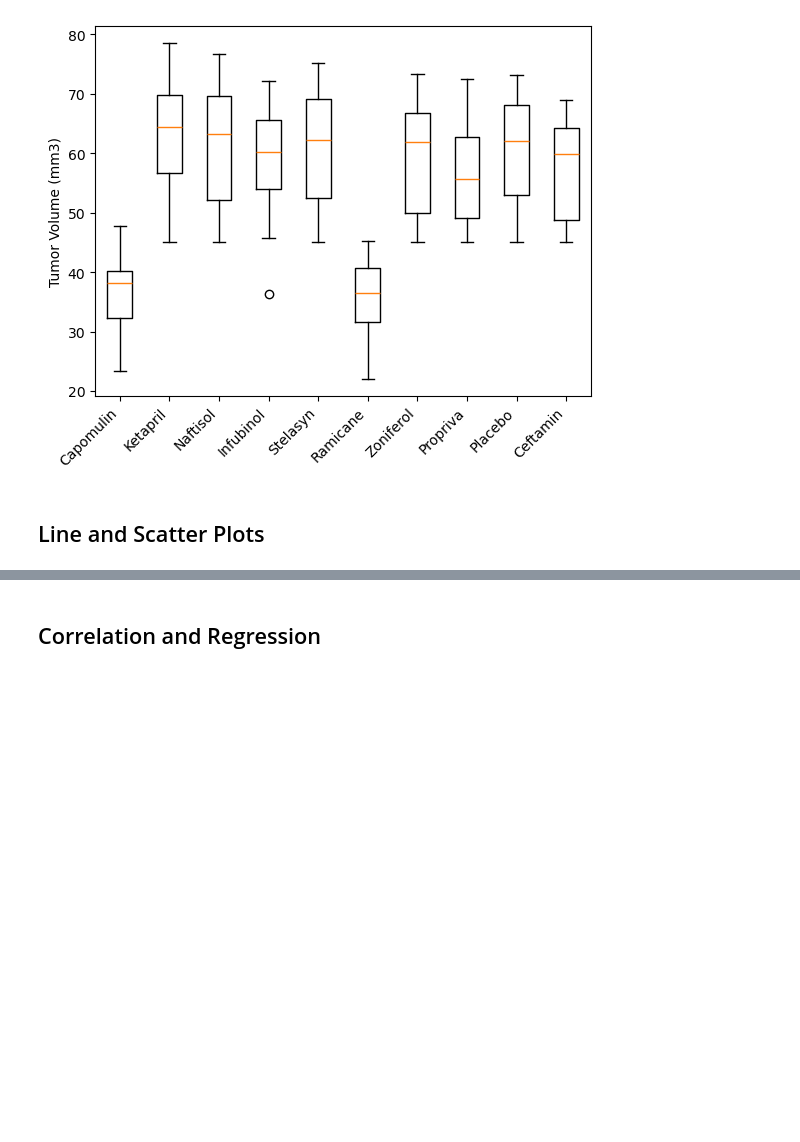
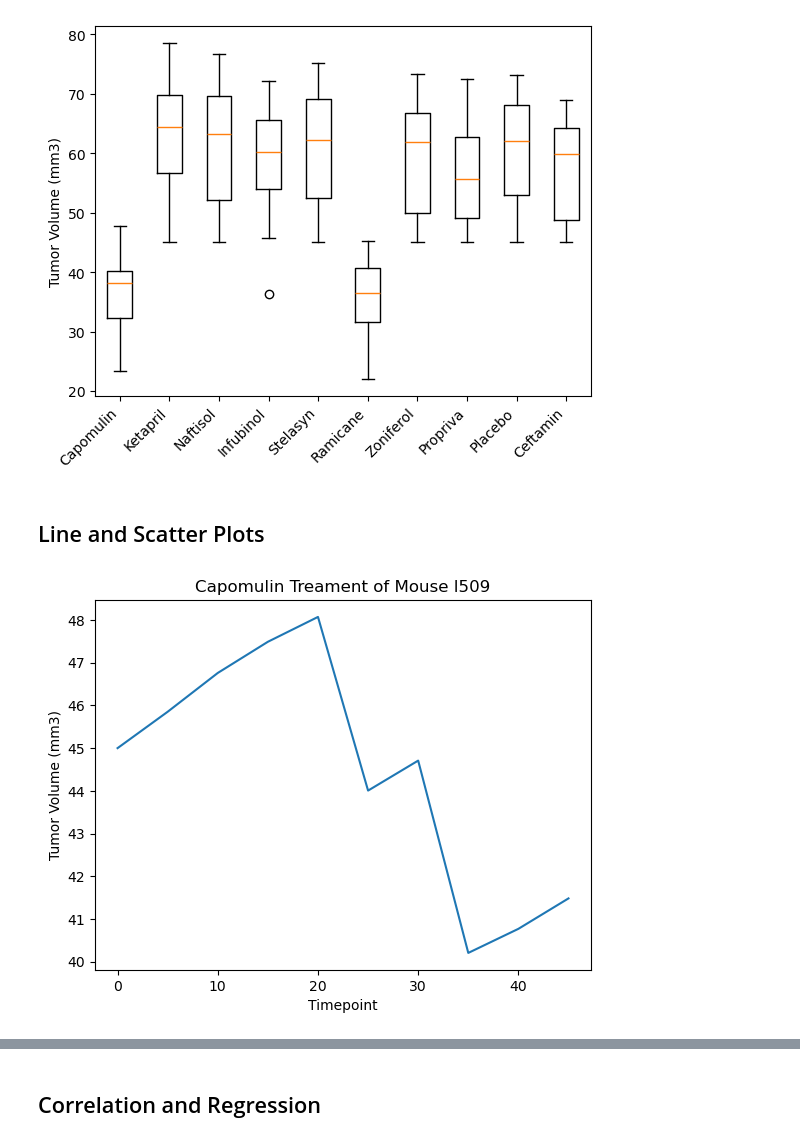
Before and after one commit to mpeck34/Module-5-Challenge, a Jupyter notebook: Pymaceuticals/pymaceuticals.ipynb, the cells around one changed output, grey strips where cells are left out. Saved outputs shown, nothing was run; the diff lists cells and outputs as text; code cells hidden in the pictures; blank space fills up the shorter version.

```diff
--- a/Pymaceuticals/pymaceuticals.ipynb
+++ b/Pymaceuticals/pymaceuticals.ipynb
@@ -255,5 +257,15 @@ plt.show()
 ## Line and Scatter Plots
 # %%
 # Generate a line plot of tumor volume vs. time point for a single mouse treated with Capomulin
+mouse_capomulin = mouse_study_combined[mouse_study_combined["Mouse ID"] == "l509"]
+x_axis = mouse_capomulin["Timepoint"]
+y_axis = mouse_capomulin["Tumor Volume (mm3)"]
+plt.plot(x_axis, y_axis)
+plt.ylabel("Tumor Volume (mm3)")
+plt.xlabel("Timepoint")
+plt.title("Capomulin Treament of Mouse l509")
+plt.show()
+# %% [output]
+[figure, added]
 # %%
 # Generate a scatter plot of mouse weight vs. the average observed tumor volume for the entire Capomulin regimen
```
Also changed, not shown: parts of 5 cells of this notebook.
